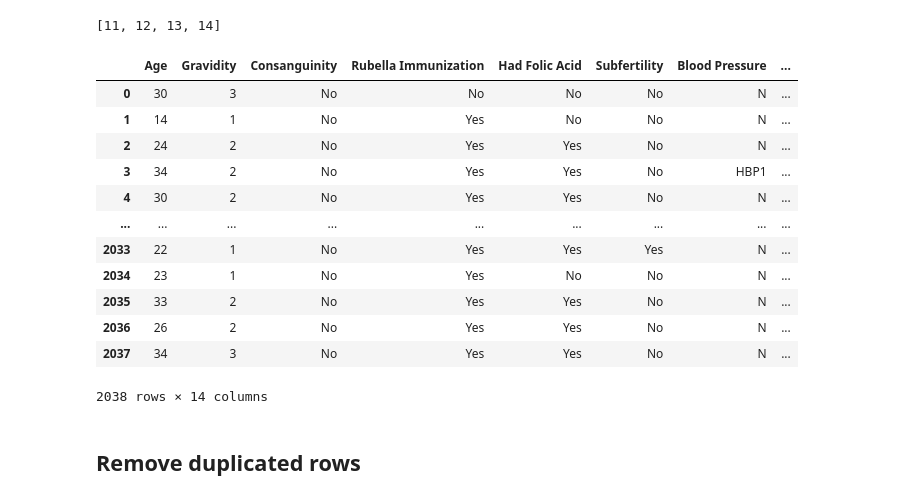
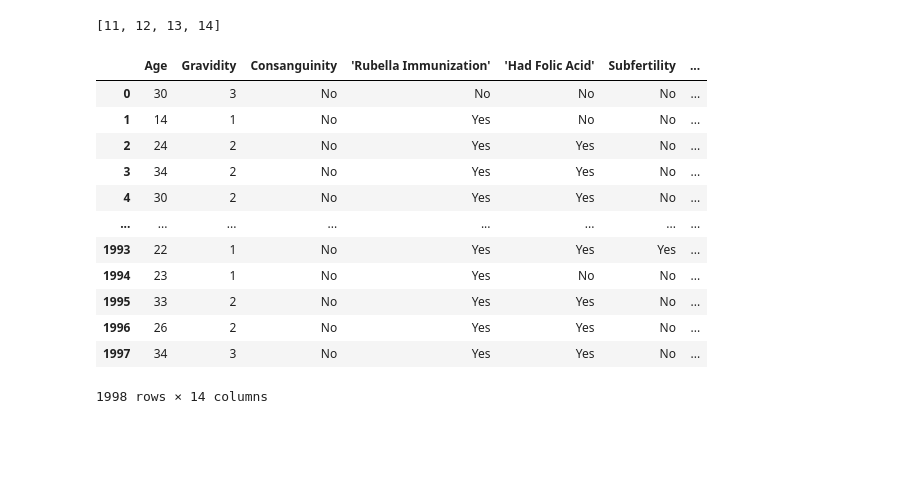
Before and after one commit to UmeshikaThathsarani/PregRed, a Jupyter notebook: PregRed.ipynb, the cells around one changed output. Drawn from its saved outputs; the diff is of its cells as text; code cells hidden in the pictures; blank space fills up the shorter version.

```diff
--- a/PregRed.ipynb
+++ b/PregRed.ipynb
@@ -3,10 +174,7 @@
 # %% [markdown]
 ## **Remove columns with single values**
 # %%
-#import panda library
-import pandas as pd
-
 #read the dataset using path and saving it as a dataframe
-df = pd.read_csv('/content/TeamX_Modified_Dataset.csv')
-df
+df4 = pd.read_csv('/content/Weka_Pregred_RemovedOutliers&ExtremeValues.csv')
+df4
 # %% [output]
@@ -26,5 +194,5 @@ df
 # %%
 #get the number of unique values in each column
-counts = df.nunique()
+counts = df4.nunique()
 print(counts)
 # %% [output]
@@ -55,21 +223,21 @@ print(to_del)
 [11, 12, 13, 14]
 # %%
 #delete unwanted columns
-df.drop(df.columns[to_del], axis=1, inplace=True)
-df
+df4.drop(df4.columns[to_del], axis=1, inplace=True)
+df4
 # %% [output]
-|  | Age | Gravidity | Consanguinity | Rubella Immunization | Had Folic Acid | Subfertility | Blood Pressure | ... |
-| 0 | 30 | 3 | No | No | No | No | N | ... |
-| 1 | 14 | 1 | No | Yes | No | No | N | ... |
-| 2 | 24 | 2 | No | Yes | Yes | No | N | ... |
-| 3 | 34 | 2 | No | Yes | Yes | No | HBP1 | ... |
-| 4 | 30 | 2 | No | Yes | Yes | No | N | ... |
-| ... | ... | ... | ... | ... | ... | ... | ... | ... |
-| 2033 | 22 | 1 | No | Yes | Yes | Yes | N | ... |
-| 2034 | 23 | 1 | No | Yes | No | No | N | ... |
-| 2035 | 33 | 2 | No | Yes | Yes | No | N | ... |
-| 2036 | 26 | 2 | No | Yes | Yes | No | N | ... |
-| 2037 | 34 | 3 | No | Yes | Yes | No | N | ... |
+|  | Age | Gravidity | Consanguinity | 'Rubella Immunization' | 'Had Folic Acid' | Subfertility | ... |
+| 0 | 30 | 3 | No | No | No | No | ... |
+| 1 | 14 | 1 | No | Yes | No | No | ... |
+| 2 | 24 | 2 | No | Yes | Yes | No | ... |
+| 3 | 34 | 2 | No | Yes | Yes | No | ... |
+| 4 | 30 | 2 | No | Yes | Yes | No | ... |
+| ... | ... | ... | ... | ... | ... | ... | ... |
+| 1993 | 22 | 1 | No | Yes | Yes | Yes | ... |
+| 1994 | 23 | 1 | No | Yes | No | No | ... |
+| 1995 | 33 | 2 | No | Yes | Yes | No | ... |
+| 1996 | 26 | 2 | No | Yes | Yes | No | ... |
+| 1997 | 34 | 3 | No | Yes | Yes | No | ... |
-2038 rows × 14 columns
+1998 rows × 14 columns
 # %%
 #save the output as a csv file
@@ -77,2 +244,0 @@ df.to_csv('/content/Colabs_Modified_Remove_Single_Values.csv', index=False)
-# %% [markdown]
-## **Remove duplicated rows**
```
Also changed, not shown: parts of 36 cells of this notebook.
